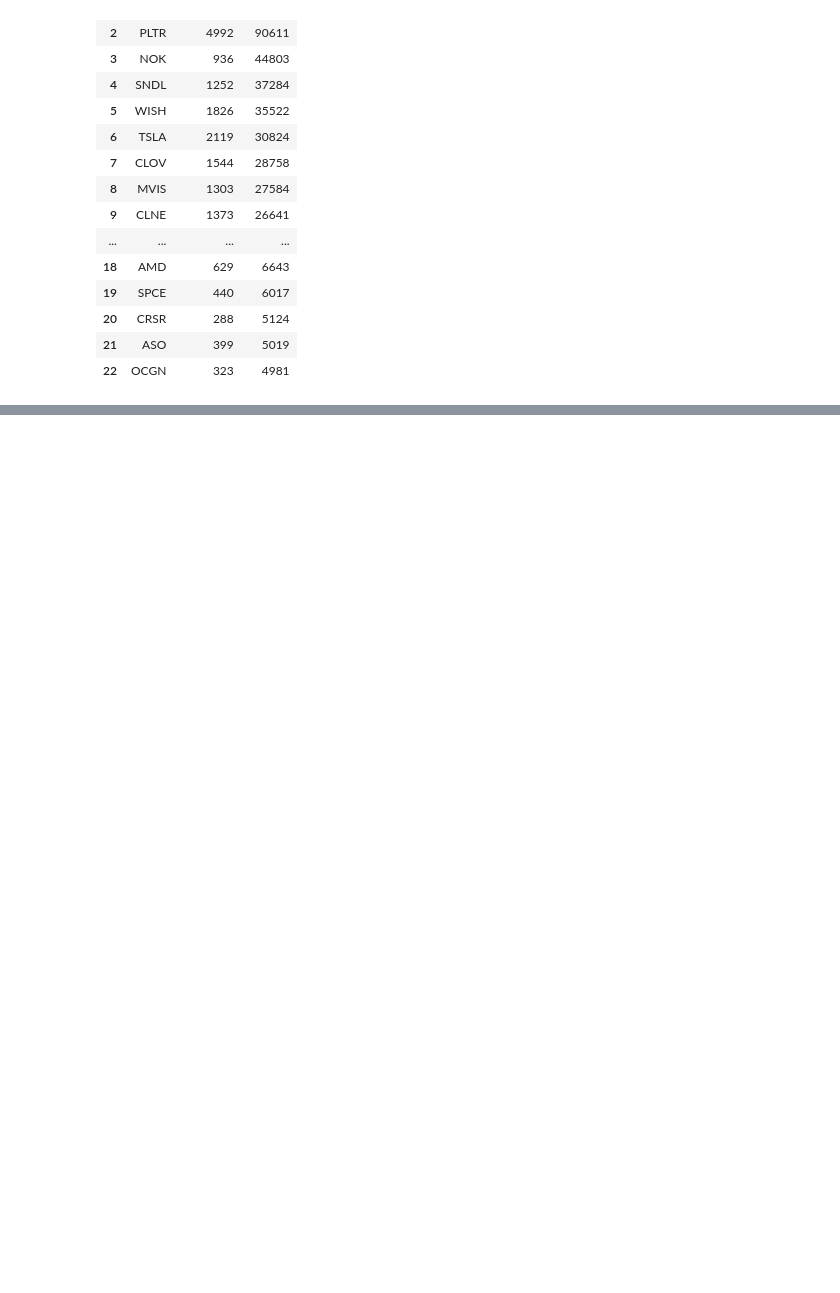
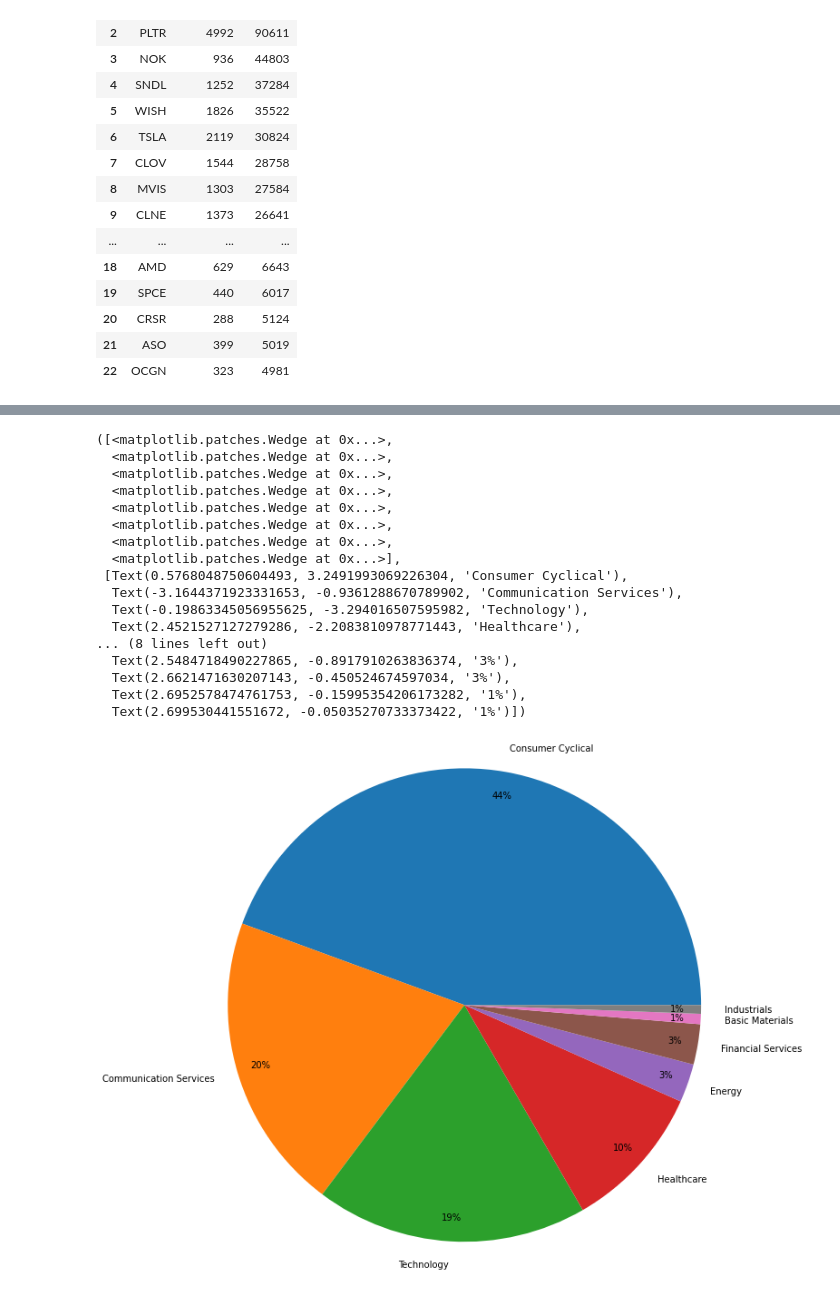
Before and after one commit to prakritj/ds105_wallstreetbets, a Jupyter notebook: second_analysis.ipynb, the cells around one changed output, grey strips where cells are left out. Saved outputs shown, nothing was run; the diff lists cells and outputs as text; code cells hidden in the pictures; blank space fills up the shorter version.

```diff
--- a/second_analysis.ipynb
+++ b/second_analysis.ipynb
@@ -196,0 +260,2 @@ sent_tickers.to_csv('sent_tickers.csv')
+# %%
+sector_stocks = pd.read_pickle('top_25_with_sectors.pickle')
@@ -196,0 +275,13 @@ sent_tickers.to_csv('sent_tickers.csv')
+# %%
+sectors = pd.DataFrame()
+for stock in sector_stocks.itertuples():
+    #print(stock)
+     if len(sectors)==0:
+         sectors = sectors.append({'industry':stock.Industry,'score':stock.score,'frequency':1},ignore_index=True)
+         print(stock.score)
+     elif (stock.Industry not in sectors['industry'].values):
+          sectors = sectors.append({'industry':stock.Industry, 'score':stock.score, 'frequency':1},ignore_index=True)
+     else:
+          index=sectors.index[sectors.industry==stock.Industry][0]
+          sectors.at[index,'frequency']+=1
+          sectors.at[index,'score']+=stock.score
@@ -196,0 +302,21 @@ sent_tickers.to_csv('sent_tickers.csv')
+# %%
+plt.pie(sectors['score'], labels=sectors['industry'],radius=3,autopct='%1.0f%%',pctdistance=0.9)
+# %% [output]
+([<matplotlib.patches.Wedge at 0x...>,
+  <matplotlib.patches.Wedge at 0x...>,
+  <matplotlib.patches.Wedge at 0x...>,
+  <matplotlib.patches.Wedge at 0x...>,
+  <matplotlib.patches.Wedge at 0x...>,
+  <matplotlib.patches.Wedge at 0x...>,
+  <matplotlib.patches.Wedge at 0x...>,
+  <matplotlib.patches.Wedge at 0x...>],
+ [Text(0.5768048750604493, 3.2491993069226304, 'Consumer Cyclical'),
+  Text(-3.1644371923331653, -0.9361288670789902, 'Communication Services'),
+  Text(-0.19863345056955625, -3.294016507595982, 'Technology'),
+  Text(2.4521527127279286, -2.2083810978771443, 'Healthcare'),
+... (8 lines left out)
+  Text(2.5484718490227865, -0.8917910263836374, '3%'),
+  Text(2.6621471630207143, -0.450524674597034, '3%'),
+  Text(2.6952578474761753, -0.15995354206173282, '1%'),
+  Text(2.699530441551672, -0.05035270733373422, '1%')])
+[figure, added]
```
Also changed, not shown: parts of 21 cells of this notebook, 6 other files.
